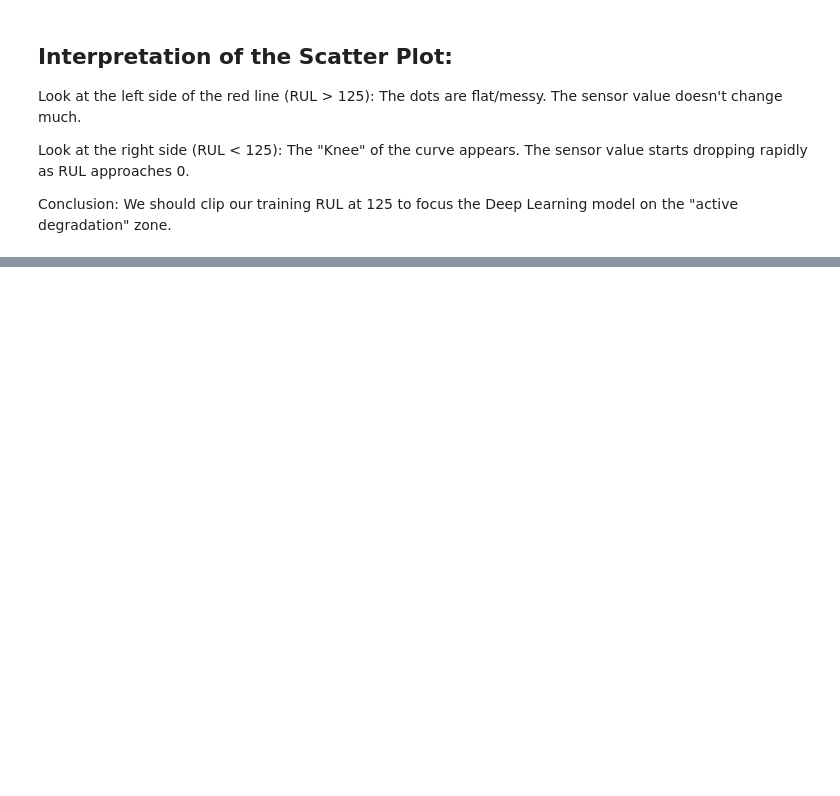
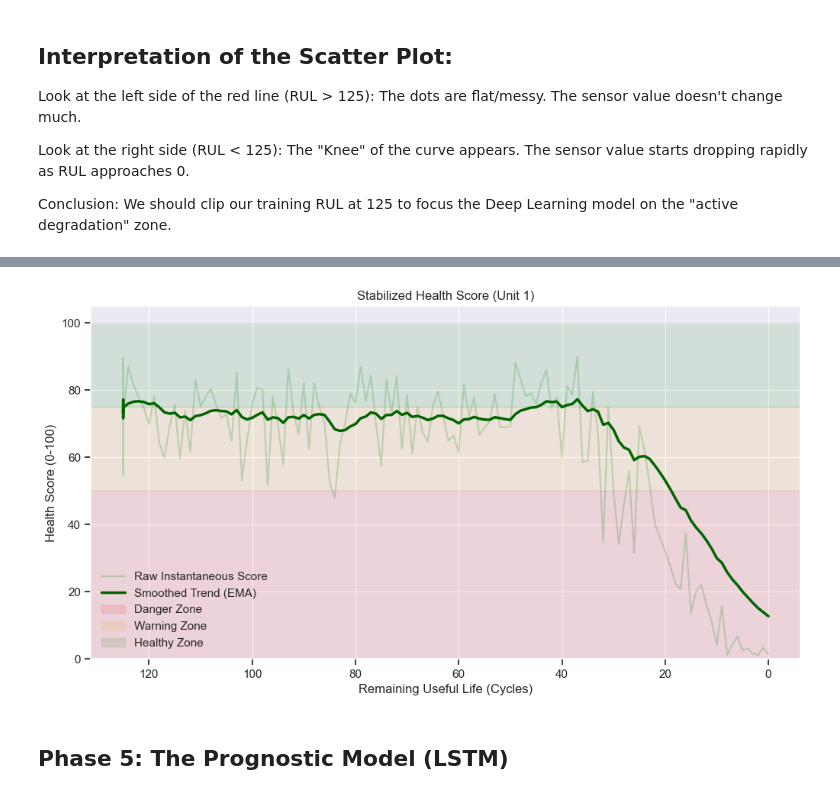
Before and after one commit to SinghNayanKumar/NASA-turbofan-RUL, a Jupyter notebook: notebooks/EDA.ipynb, the cells around one changed output, grey strips where cells are left out. Cells and saved outputs as stored; diff of their text form; code cells hidden in the pictures; blank space fills up the shorter version.

```diff
--- a/notebooks/EDA.ipynb
+++ b/notebooks/EDA.ipynb
@@ -300,0 +753,55 @@ Based on this analysis, here is the plan for the Model Building phase:
+# %%
+# ==========================================
+# Phase 3.7: Smoothing the Health Score (EMA)
+# ==========================================
+
+# We must apply smoothing PER UNIT.
+# We cannot smooth across the boundary of Unit 1 and Unit 2.
+
+def apply_smoothing(df, alpha=0.1):
+    """
+    Applies Exponential Moving Average to the Health Score.
+    alpha: Smoothing factor (Lower = Smoother but more lag).
+           0.1 corresponds roughly to a 19-cycle window.
+    """
+    smoothed_scores = []
+
+    for unit in df['unit_nr'].unique():
+        unit_df = df[df['unit_nr'] == unit]
+        # Apply EMA
+        smooth = unit_df['health_score'].ewm(alpha=alpha, adjust=False).mean()
+        smoothed_scores.extend(smooth.values)
+
+    return smoothed_scores
+
+# Apply smoothing
+# alpha=0.1 is a good balance for this dataset
+df_clean['health_score_smooth'] = apply_smoothing(df_clean, alpha=0.1)
+
+# --- Visualization: Raw vs Smoothed ---
+unit_1 = df_clean[df_clean['unit_nr'] == 1]
+
+plt.figure(figsize=(12, 6))
+
+# 1. Plot the Volatile Raw Score (Faint)
+plt.plot(unit_1['RUL'], unit_1['health_score'], color='green', alpha=0.2, label='Raw Instantaneous Score')
+
+# 2. Plot the Smoothed Score (Bold)
+plt.plot(unit_1['RUL'], unit_1['health_score_smooth'], color='darkgreen', linewidth=2.5, label='Smoothed Trend (EMA)')
+
+# Add Zones
+plt.axhspan(0, 50, color='red', alpha=0.1, label='Danger Zone')
+plt.axhspan(50, 75, color='orange', alpha=0.1, label='Warning Zone')
+plt.axhspan(75, 100, color='green', alpha=0.1, label='Healthy Zone')
+
+plt.gca().invert_xaxis()
+plt.title("Stabilized Health Score (Unit 1)")
+plt.xlabel("Remaining Useful Life (Cycles)")
+plt.ylabel("Health Score (0-100)")
+plt.legend(loc='lower left')
+plt.ylim(0, 105)
+plt.show()
+# %% [output]
+[figure, added]
+# %% [markdown]
+## Phase 5: The Prognostic Model (LSTM)
```
Also changed, not shown: parts of 37 cells of this notebook.
